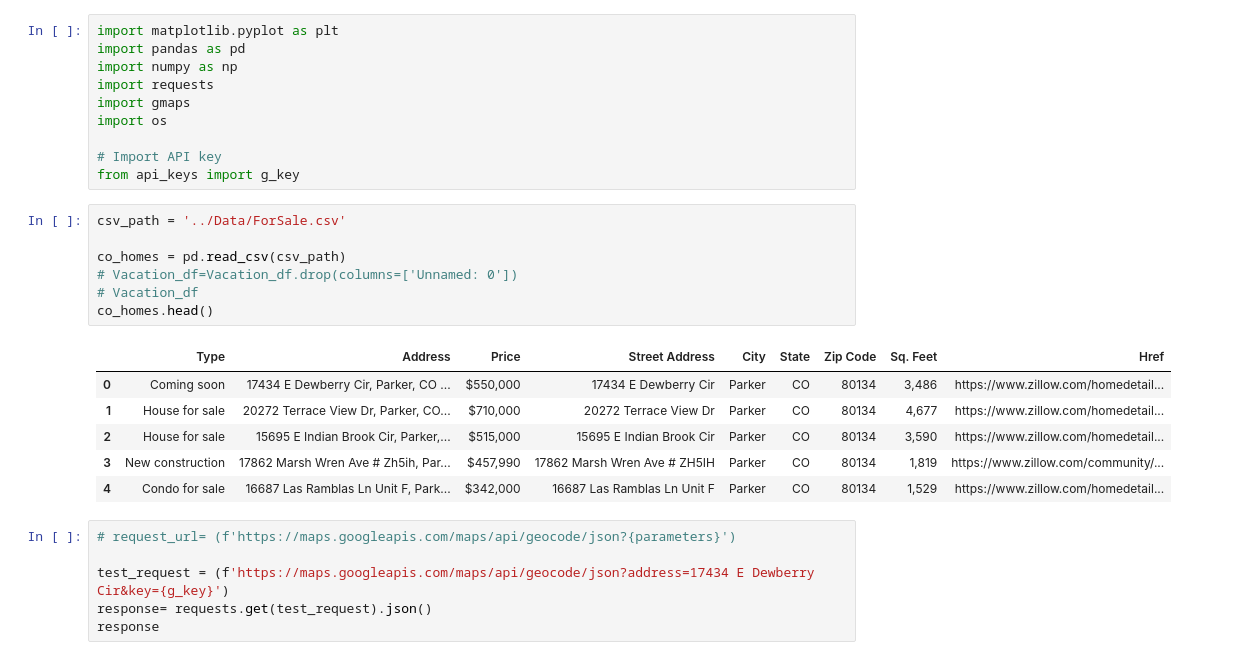
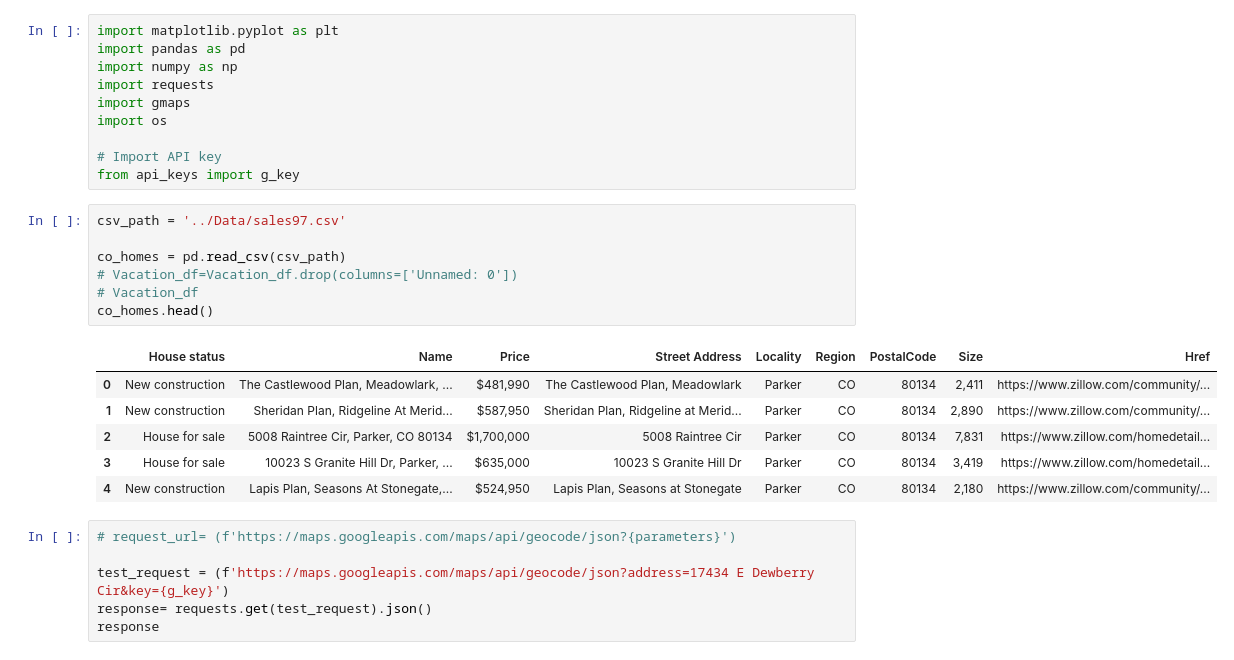
Before and after one commit to JenBroz/ETL_Project, a Jupyter notebook: notebook/co_realestate_map.ipynb, the cells around one changed output. Drawn from its saved outputs; the diff is of its cells as text.

```diff
--- a/notebook/co_realestate_map.ipynb
+++ b/notebook/co_realestate_map.ipynb
@@ -9,19 +9,19 @@ import os
 # Import API key
 from api_keys import g_key
 # %%
-csv_path = '../Data/ForSale.csv'
+csv_path = '../Data/sales97.csv'
 
 co_homes = pd.read_csv(csv_path)
 # Vacation_df=Vacation_df.drop(columns=['Unnamed: 0'])
 # Vacation_df
 co_homes.head()
 # %% [output]
-|  | Type | Address | Price | Street Address | City | State | Zip Code | Sq. Feet | Href |
-| 0 | Coming soon | 17434 E Dewberry Cir, Parker, CO ... | $550,000 | 17434 E Dewberry Cir | Parker | CO | 80134 | 3,486 | https://www.zillow.com/homedetail... |
-| 1 | House for sale | 20272 Terrace View Dr, Parker, CO... | $710,000 | 20272 Terrace View Dr | Parker | CO | 80134 | 4,677 | https://www.zillow.com/homedetail... |
-| 2 | House for sale | 15695 E Indian Brook Cir, Parker,... | $515,000 | 15695 E Indian Brook Cir | Parker | CO | 80134 | 3,590 | https://www.zillow.com/homedetail... |
-| 3 | New construction | 17862 Marsh Wren Ave # Zh5ih, Par... | $457,990 | 17862 Marsh Wren Ave # ZH5IH | Parker | CO | 80134 | 1,819 | https://www.zillow.com/community/... |
-| 4 | Condo for sale | 16687 Las Ramblas Ln Unit F, Park... | $342,000 | 16687 Las Ramblas Ln Unit F | Parker | CO | 80134 | 1,529 | https://www.zillow.com/homedetail... |
+|  | House status | Name | Price | Street Address | Locality | Region | PostalCode | Size | Href |
+| 0 | New construction | The Castlewood Plan, Meadowlark, ... | $481,990 | The Castlewood Plan, Meadowlark | Parker | CO | 80134 | 2,411 | https://www.zillow.com/community/... |
+| 1 | New construction | Sheridan Plan, Ridgeline At Merid... | $587,950 | Sheridan Plan, Ridgeline at Merid... | Parker | CO | 80134 | 2,890 | https://www.zillow.com/community/... |
+| 2 | House for sale | 5008 Raintree Cir, Parker, CO 80134 | $1,700,000 | 5008 Raintree Cir | Parker | CO | 80134 | 7,831 | https://www.zillow.com/homedetail... |
+| 3 | House for sale | 10023 S Granite Hill Dr, Parker, ... | $635,000 | 10023 S Granite Hill Dr | Parker | CO | 80134 | 3,419 | https://www.zillow.com/homedetail... |
+| 4 | New construction | Lapis Plan, Seasons At Stonegate,... | $524,950 | Lapis Plan, Seasons at Stonegate | Parker | CO | 80134 | 2,180 | https://www.zillow.com/community/... |
 # %%
 # request_url= (f'https://maps.googleapis.com/maps/api/geocode/json?{parameters}')
 
```
Also changed, not shown: parts of 6 cells of this notebook, 1 other file.
